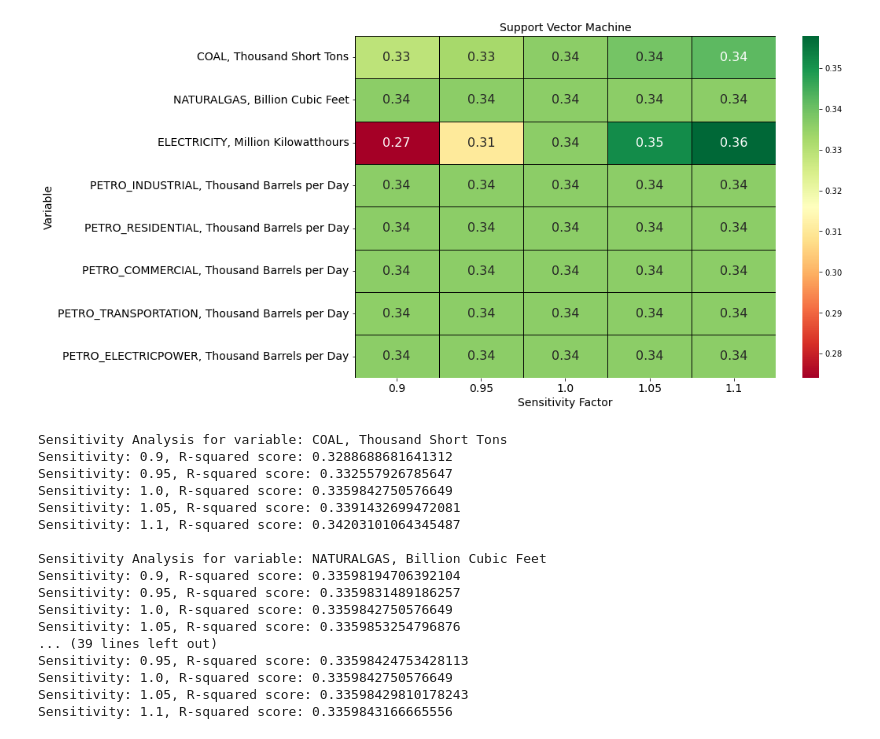
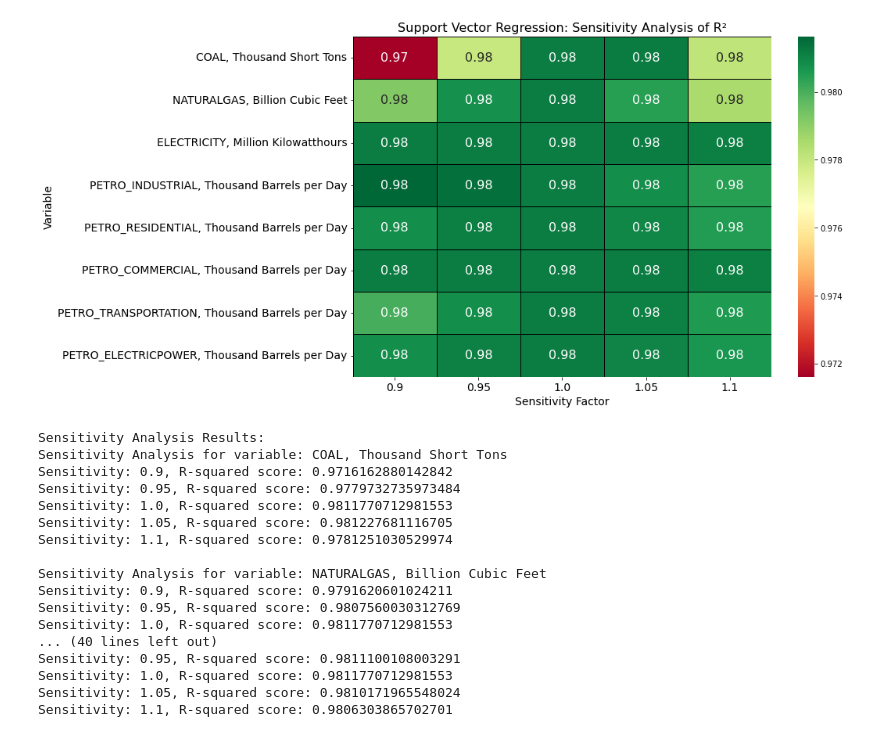
Before and after one commit to jr198868/ML_US_ENERGY, a Jupyter notebook: ML/support_vector_machine_model.ipynb, the cells around one changed output. Cells and saved outputs as stored; diff of their text form; code cells hidden in the pictures.

```diff
--- a/ML/support_vector_machine_model.ipynb
+++ b/ML/support_vector_machine_model.ipynb
@@ -156,10 +181,32 @@ Mean MSE: 1615.92
 # %%
+# Read the data
+data = pd.read_csv('ml_data_variable.csv')
+
+# Extract the independent variables (X) and dependent variable (y)
+X = data[['COAL, Thousand Short Tons', 'NATURALGAS, Billion Cubic Feet', 'ELECTRICITY, Million Kilowatthours',
+          'PETRO_INDUSTRIAL, Thousand Barrels per Day', 'PETRO_RESIDENTIAL, Thousand Barrels per Day',
+          'PETRO_COMMERCIAL, Thousand Barrels per Day', 'PETRO_TRANSPORTATION, Thousand Barrels per Day',
+          'PETRO_ELECTRICPOWER, Thousand Barrels per Day']]
+
+y = data['CO2, Million Metric Tons']
+
+# Shuffle and split the data into training and testing sets
+X_train, X_test, y_train, y_test = train_test_split(X, y, test_size=0.3, random_state=42)
+
+# Feature scaling
+scaler = StandardScaler()
+X_train_scaled = scaler.fit_transform(X_train)
+X_test_scaled = scaler.transform(X_test)
+
+# Fit the SVR model
+svr_model = SVR(kernel='linear')
+svr_model.fit(X_train_scaled, y_train)
+
 # Define the variables to analyze for sensitivity
 variables_to_analyze = ['COAL, Thousand Short Tons', 'NATURALGAS, Billion Cubic Feet', 'ELECTRICITY, Million Kilowatthours',
                         'PETRO_INDUSTRIAL, Thousand Barrels per Day', 'PETRO_RESIDENTIAL, Thousand Barrels per Day',
                         'PETRO_COMMERCIAL, Thousand Barrels per Day', 'PETRO_TRANSPORTATION, Thousand Barrels per Day',
                         'PETRO_ELECTRICPOWER, Thousand Barrels per Day']
-
 
 # Initialize a dictionary to store sensitivity analysis results
 sensitivity_results = {}
@@ -167,7 +214,7 @@ sensitivity_results = {}
 # Iterate over the variables for sensitivity analysis
 for variable_name in variables_to_analyze:
     # Get the original values of the selected variable
-    original_values = X_test[variable_name].copy()
+    original_values = X_test_scaled[:, X.columns.get_loc(variable_name)].copy()
 
     # Initialize a list to store sensitivity analysis results for the current variable
     variable_sensitivity_results = []
@@ -176,62 +223,62 @@ for variable_name in variables_to_analyze:
     for sensitivity in [0.9, 0.95, 1.0, 1.05, 1.1]:
         # Modify the values of the selected variable
         modified_values = original_values * sensitivity
-        X_test_modified = X_test.copy()
-        X_test_modified[variable_name] = modified_values
+        X_test_modified = X_test_scaled.copy()
+        X_test_modified[:, X.columns.get_loc(variable_name)] = modified_values
 
         # Make predictions using the modified dataset
-        y_pred_modified = regressor.predict(X_test_modified)
+        y_pred_modified = svr_model.predict(X_test_modified)
 
         # Calculate the R-squared score for the modified predictions
         r2_modified = r2_score(y_test, y_pred_modified)
 
         # Store the sensitivity analysis results
         variable_sensitivity_results.append(r2_modified)
 
     # Store the sensitivity analysis results for the current variable in the dictionary
     sensitivity_results[variable_name] = variable_sensitivity_results
 
-# Create a matrix of sensitivity analysis results
-sensitivity_matrix = np.array([sensitivity_results[variable] for variable in variables_to_analyze])
+# Create a DataFrame to store the sensitivity analysis results
+sensitivity_df = pd.DataFrame.from_dict(sensitivity_results, orient='index', columns=[0.9, 0.95, 1.0, 1.05, 1.1])
 
 # Create a heatmap to visualize the sensitivity analysis results
 plt.figure(figsize=(12, 8))  # Adjust the figure size if needed
 
-sns.heatmap(sensitivity_matrix, cmap='RdYlGn', annot=True, fmt='.2f', annot_kws={'fontsize': 16},
+sns.heatmap(sensitivity_df, cmap='RdYlGn', annot=True, fmt='.2f', annot_kws={'fontsize': 16},
             xticklabels=[0.9, 0.95, 1.0, 1.05, 1.1], yticklabels=variables_to_analyze,
             linewidths=0.5, linecolor='black')
 
 plt.xlabel('Sensitivity Factor', fontsize=14)
 plt.ylabel('Variable', fontsize=14)
-plt.title('Support Vector Machine', fontsize=14)
+plt.title('Support Vector Regression: Sensitivity Analysis of R²', fontsize=16)
 plt.yticks(fontsize=14)
 plt.xticks(fontsize=14)
-plt.savefig('Support Vector Machine Sensitivity Analysis.jpg', dpi=300, bbox_inches='tight')
-'Sensitivity Analysis of different machine learning methods: Changes in the R² when the selected variable is perturbed'
+plt.savefig('SVR_Sensitivity_Analysis.jpg', dpi=300, bbox_inches='tight')
 plt.show()
 
 # Print the sensitivity analysis results
+print("Sensitivity Analysis Results:")
 for variable_name, sensitivity_scores in sensitivity_results.items():
     print(f"Sensitivity Analysis for variable: {variable_name}")
     for i, sensitivity in enumerate([0.9, 0.95, 1.0, 1.05, 1.1]):
         print(f"Sensitivity: {sensitivity}, R-squared score: {sensitivity_scores[i]}")
     print()
 # %% [output]
-[figure, old version]
+[figure, new version]
+Sensitivity Analysis Results:
 Sensitivity Analysis for variable: COAL, Thousand Short Tons
-Sensitivity: 0.9, R-squared score: 0.3288688681641312
-Sensitivity: 0.95, R-squared score: 0.332557926785647
-Sensitivity: 1.0, R-squared score: 0.3359842750576649
-Sensitivity: 1.05, R-squared score: 0.3391432699472081
-Sensitivity: 1.1, R-squared score: 0.34203101064345487
+Sensitivity: 0.9, R-squared score: 0.9716162880142842
+Sensitivity: 0.95, R-squared score: 0.9779732735973484
+Sensitivity: 1.0, R-squared score: 0.9811770712981553
+Sensitivity: 1.05, R-squared score: 0.981227681116705
+Sensitivity: 1.1, R-squared score: 0.9781251030529974
 
 Sensitivity Analysis for variable: NATURALGAS, Billion Cubic Feet
-Sensitivity: 0.9, R-squared score: 0.33598194706392104
-Sensitivity: 0.95, R-squared score: 0.3359831489186257
-Sensitivity: 1.0, R-squared score: 0.3359842750576649
-Sensitivity: 1.05, R-squared score: 0.3359853254796876
-... (39 lines left out)
-Sensitivity: 0.95, R-squared score: 0.33598424753428113
-Sensitivity: 1.0, R-squared score: 0.3359842750576649
-Sensitivity: 1.05, R-squared score: 0.33598429810178243
-Sensitivity: 1.1, R-squared score: 0.3359843166665556
+Sensitivity: 0.9, R-squared score: 0.9791620601024211
+Sensitivity: 0.95, R-squared score: 0.9807560030312769
+Sensitivity: 1.0, R-squared score: 0.9811770712981553
+... (40 lines left out)
+Sensitivity: 0.95, R-squared score: 0.9811100108003291
+Sensitivity: 1.0, R-squared score: 0.9811770712981553
+Sensitivity: 1.05, R-squared score: 0.9810171965548024
+Sensitivity: 1.1, R-squared score: 0.9806303865702701
```
Also changed, not shown: parts of 6 cells of this notebook, 10 other files.
